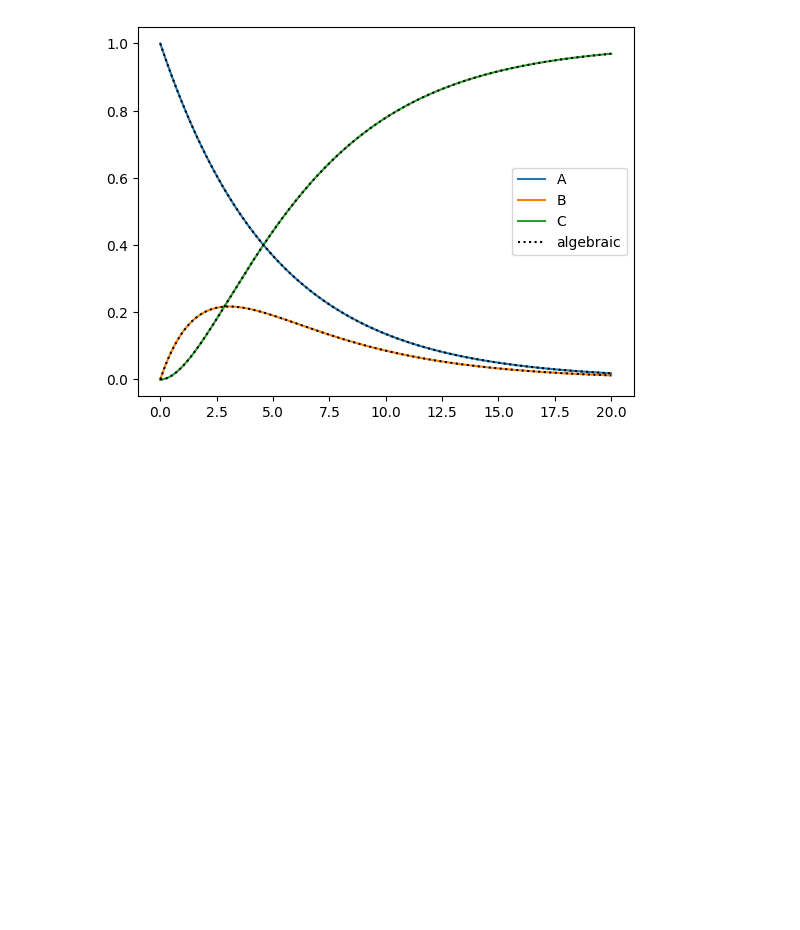
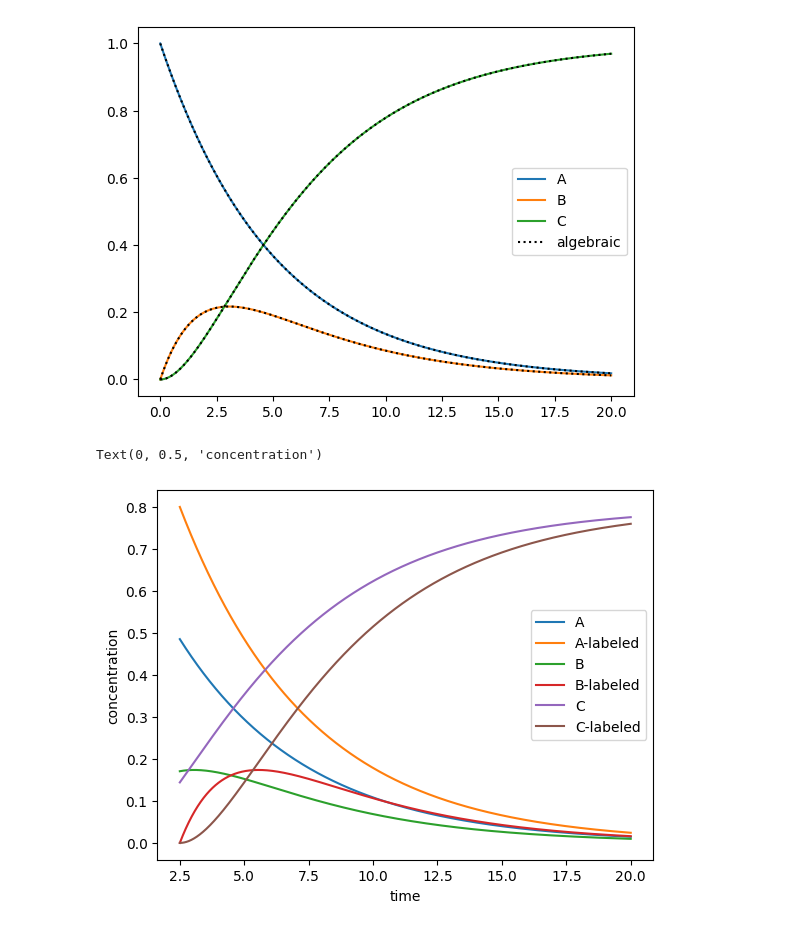
Before and after one commit to MartijnDingemans/delayed_reactant_labeling, a Jupyter notebook: examples/docs/example_predict.ipynb, the cells around one changed output. Cells and saved outputs as stored; diff of their text form; code cells hidden in the pictures; blank space fills up the shorter version.

Commit message:
extended example

```diff
--- a/examples/docs/example_predict.ipynb
+++ b/examples/docs/example_predict.ipynb
@@ -36,3 +36,22 @@ ax.legend()
 fig.show()
 # %% [output]
 [figure]
+# %%
+reaction1 = ('k1', ['A-labeled'], ['B-labeled'])
+reaction2 = ('k2', ['B-labeled'], ['C-labeled'])
+reactions.extend([reaction1, reaction2])
+
+drl = DRL(reactions=reactions, rate_constants=rate_constants)
+prediction = drl.predict_concentration(
+    t_eval_pre=np.linspace(0, 2.5, 2500),
+    t_eval_post=np.linspace(2.5, 20, 17500),
+    initial_concentrations={"A": 1},
+    labeled_concentration={"A-labeled": 0.8},
+    dilution_factor=0.8
+)
+ax = prediction.plot('time')
+ax.set_xlabel("time")
+ax.set_ylabel("concentration")
+# %% [output]
+Text(0, 0.5, 'concentration')
+[figure, added]
```
Also changed, not shown: parts of 1 cell of this notebook, 1 other file.
